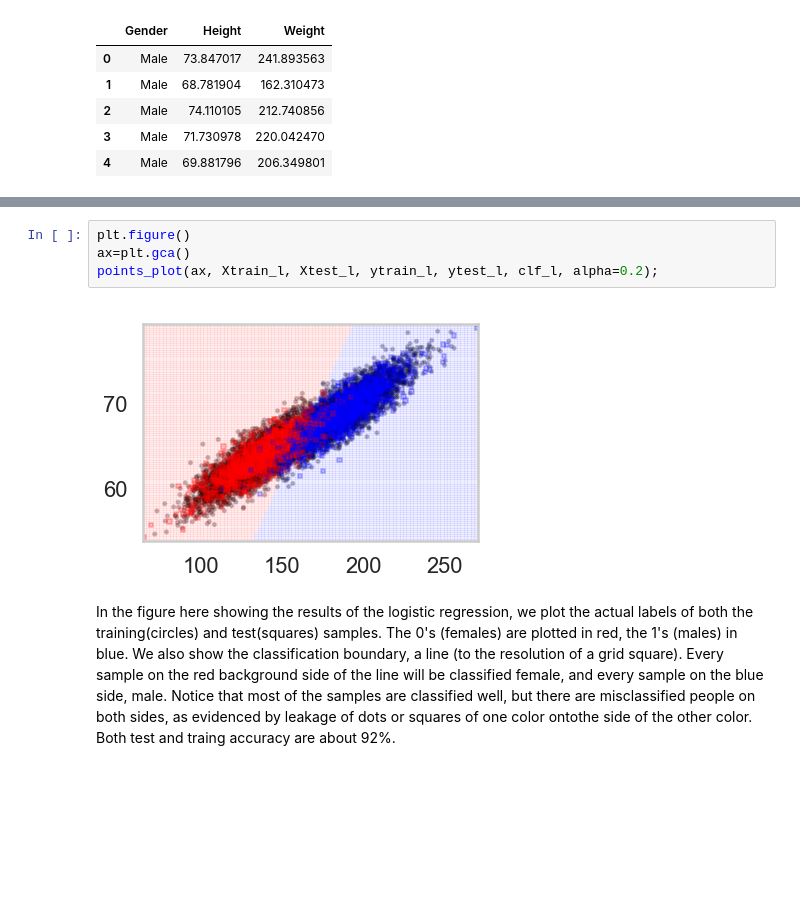
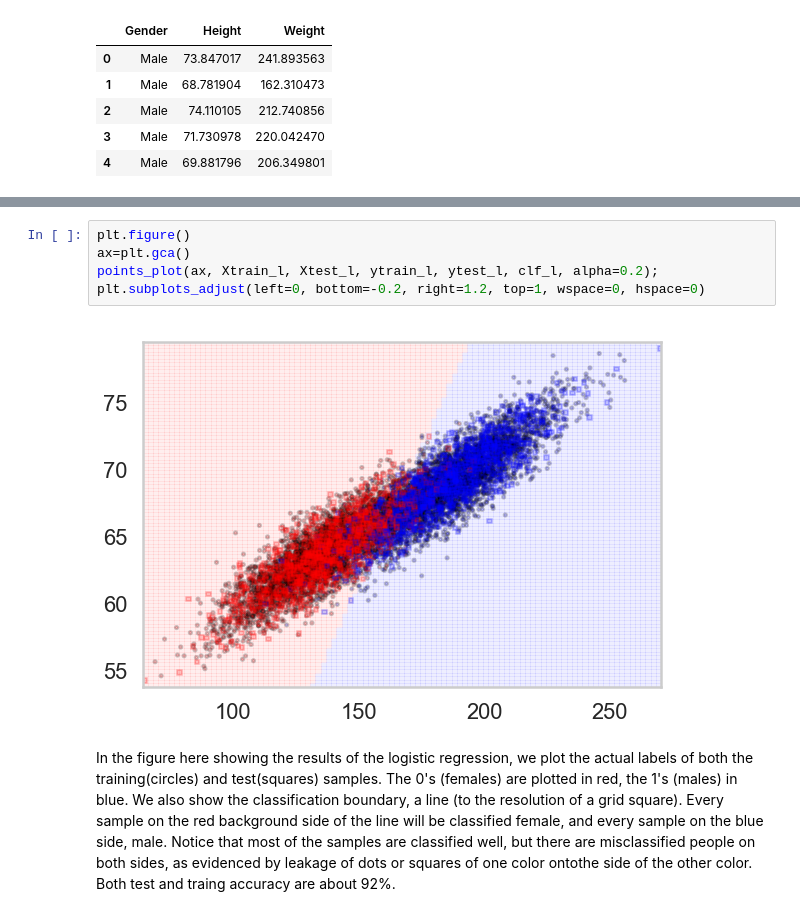
Before and after one commit to MigBap/Springboard, a Jupyter notebook: Project - Heights and Weights Using Logistic Regression/Mini_Project_Logistic_Regression-miguel.ipynb, the cells around one changed output, grey strips where cells are left out. Drawn from its saved outputs; the diff is of its cells as text; blank space fills up the shorter version.

```diff
--- a/Project - Heights and Weights Using Logistic Regression/Mini_Project_Logistic_Regression-miguel.ipynb
+++ b/Project - Heights and Weights Using Logistic Regression/Mini_Project_Logistic_Regression-miguel.ipynb
@@ -467,9 +468,10 @@ Accuracy on test data:     0.91
 # %%
 plt.figure()
 ax=plt.gca()
 points_plot(ax, Xtrain_l, Xtest_l, ytrain_l, ytest_l, clf_l, alpha=0.2);
+plt.subplots_adjust(left=0, bottom=-0.2, right=1.2, top=1, wspace=0, hspace=0)
 # %% [output]
-[figure, old version]
+[figure, new version]
 # %% [markdown]
 In the figure here showing the results of the logistic regression, we plot the actual labels of both the training(circles) and test(squares) samples. The 0's (females) are plotted in red, the 1's (males) in blue. We also show the classification boundary, a line (to the resolution of a grid square). Every sample on the red background side of the line will be classified female, and every sample on the blue side, male. Notice that most of the samples are classified well, but there are misclassified people on both sides, as evidenced by leakage of dots or squares of one color ontothe side of the other color. Both test and traing accuracy are about 92%.
 # %% [markdown]
```
Also changed, not shown: parts of 6 cells of this notebook.
